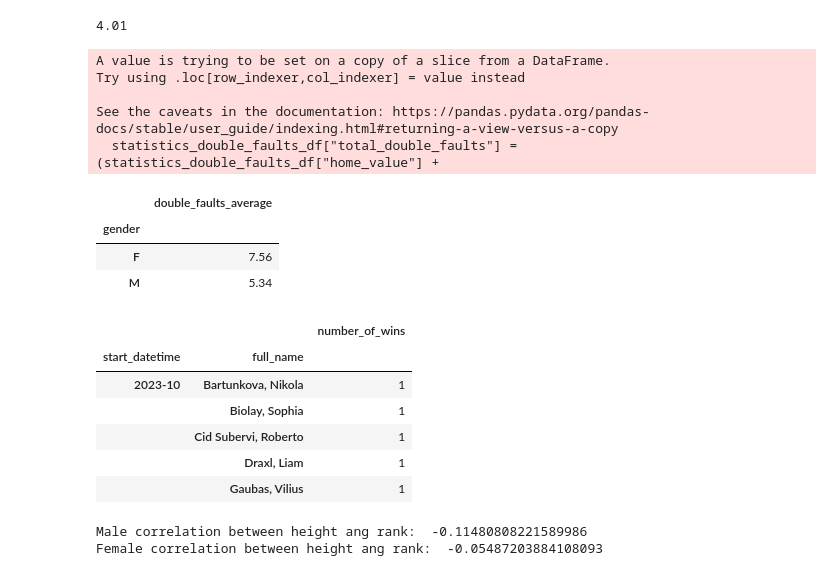
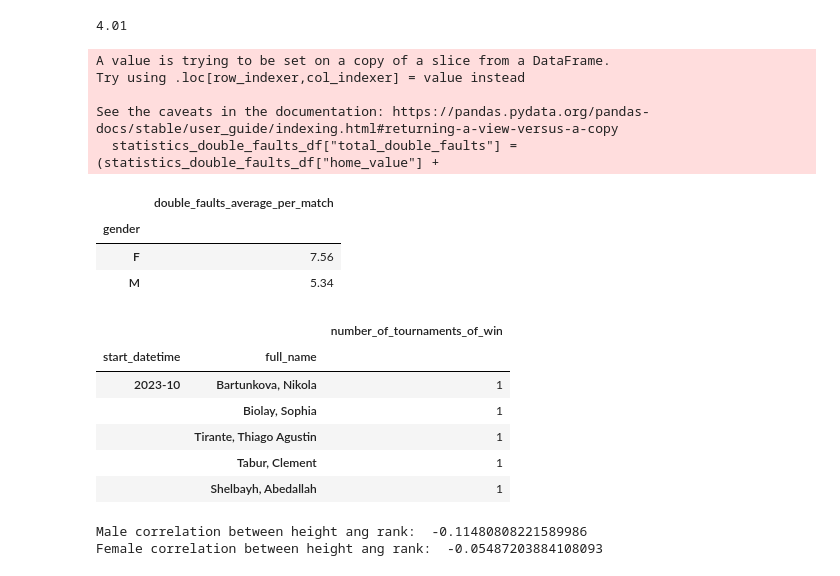
Before and after one commit to amin-eghbalian/data_analysis_tennis_peroject, a Jupyter notebook: HW10_project_data.ipynb, the cells around one changed output. Drawn from its saved outputs; the diff is of its cells as text; code cells hidden in the pictures.

```diff
--- a/HW10_project_data.ipynb
+++ b/HW10_project_data.ipynb
@@ -310,40 +310,48 @@ total_double_faults_df = statistics_double_faults_df[["match_id", "total_double_
 
 
 total_players = pd.merge(away_team_df[["match_id","gender"]], home_team_df[["match_id","gender"]], how="outer") # merge to have all players
+total_players.duplicated().sum() # no duplicated
 
-
-pd.merge(total_double_faults_df, total_players).groupby(
-    "gender").agg(double_faults_average=("total_double_faults","mean")).round(2)
+double_faults_average_per_match_based_gender = pd.merge(total_double_faults_df, total_players).groupby(
+    "gender").agg(double_faults_average_per_match=("total_double_faults","mean")).round(2)
+double_faults_average_per_match_based_gender
 # %% [output]
 A value is trying to be set on a copy of a slice from a DataFrame.
 Try using .loc[row_indexer,col_indexer] = value instead
 
 See the caveats in the documentation: https://pandas.pydata.org/pandas-docs/stable/user_guide/indexing.html#returning-a-view-versus-a-copy
   statistics_double_faults_df["total_double_faults"] =  (statistics_double_faults_df["home_value"] +
-|  | double_faults_average |
+|  | double_faults_average_per_match |
 | gender |  |
 | F | 7.56 |
 | M | 5.34 |
 # %%
 # Q9 Which player has won the most tournaments in a single month?
 final_matches_id = round_df[round_df["slug"] == "final"][["match_id","slug"]] #which match is final
 final_winners_and_dates = pd.merge(final_matches_id,event_df)[["match_id","winner_code","start_datetime"]]
-final_winners_and_dates["start_datetime"] = pd.to_datetime(final_winners_and_dates["start_datetime"], unit='s').dt.to_period('M') # month of final
+final_winners_and_dates["start_datetime"] = pd.to_datetime(
+    final_winners_and_dates["start_datetime"], unit='s').dt.to_period('M') # month of final
+
 home_winner = final_winners_and_dates[final_winners_and_dates["winner_code"] == 1] # home winner
 away_winner = final_winners_and_dates[final_winners_and_dates["winner_code"] == 2] # away winner
 home_winner_player_names = pd.merge(home_winner["match_id"], home_team_df)[["match_id","full_name"]] # home winner name
-away_winner_player_names = pd.merge(away_winner["match_id"], away_team_df)[["match_id","full_name"]]
-total_winners_name = pd.merge(pd.merge(home_winner, home_winner_player_names), pd.merge(away_winner, away_winner_player_names), how="outer")
-total_winners_name.groupby(["start_datetime", "full_name"]).agg(number_of_wins=("full_name","count")).head()
-# because we have just one month and all of players won just one tournament.
+away_winner_player_names = pd.merge(away_winner["match_id"], away_team_df)[["match_id","full_name"]] # away winner name
+
+total_winners_name = pd.merge(pd.merge(home_winner, home_winner_player_names),
+                               pd.merge(away_winner, away_winner_player_names), how="outer")
+winner_names_of_tournaments_in_month = total_winners_name.groupby(["start_datetime", "full_name"]).agg(
+    number_of_tournaments_of_win=("full_name","count")).sort_values("number_of_tournaments_of_win", ascending=False).head()
+
+winner_names_of_tournaments_in_month
+# because we have just one month and all of players won just one tournament, if we have more than one month we could select max of each group means each month. it was possible with find max id(idxmax()) and then df.loc[idxmax()].
 # %% [output]
-|  |  | number_of_wins |
+|  |  | number_of_tournaments_of_win |
 | start_datetime | full_name |  |
 | 2023-10 | Bartunkova, Nikola | 1 |
 |  | Biolay, Sophia | 1 |
-|  | Cid Subervi, Roberto | 1 |
-|  | Draxl, Liam | 1 |
-|  | Gaubas, Vilius | 1 |
+|  | Tirante, Thiago Agustin | 1 |
+|  | Tabur, Clement | 1 |
+|  | Shelbayh, Abedallah | 1 |
 # %%
 # Q10 Is there a correlation between a player's height and their ranking?
 total_players = pd.merge(home_team_df[["slug", "gender", "height", "current_rank"]], away_team_df[["slug", "gender", "height", "current_rank"]], how="outer")
```
